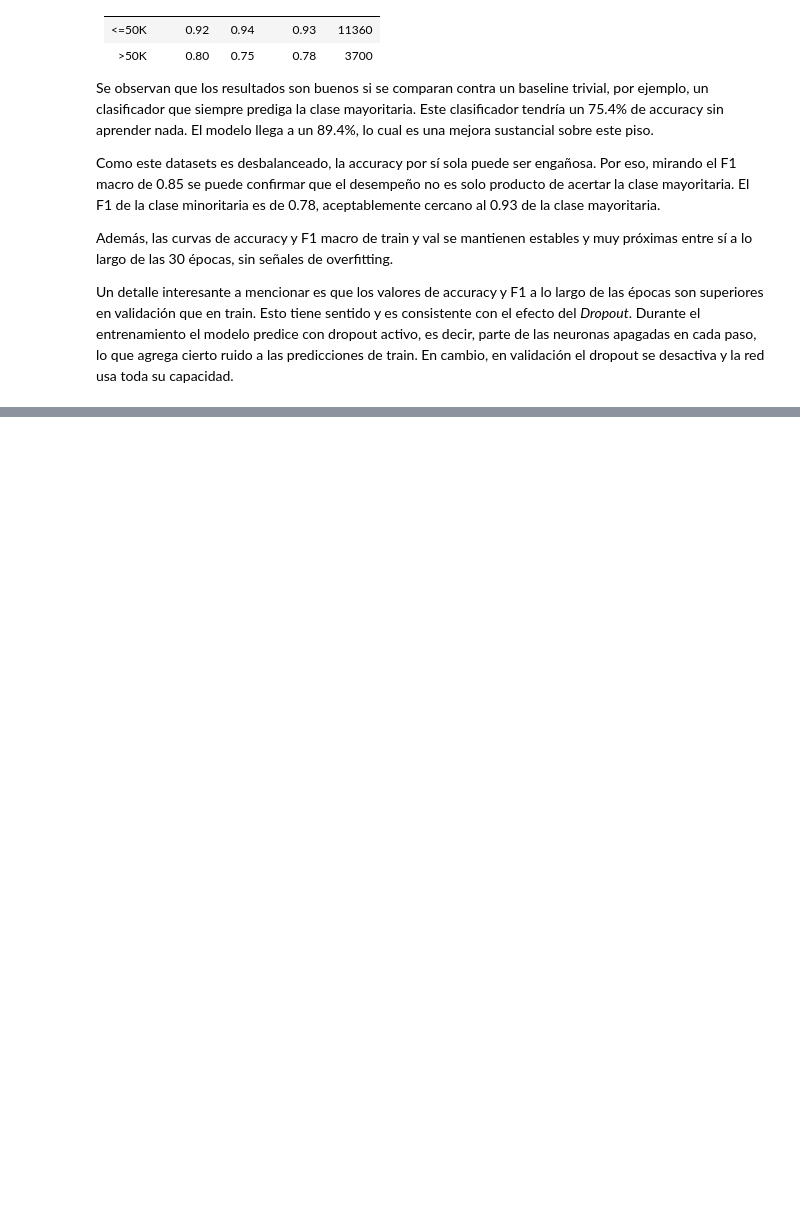
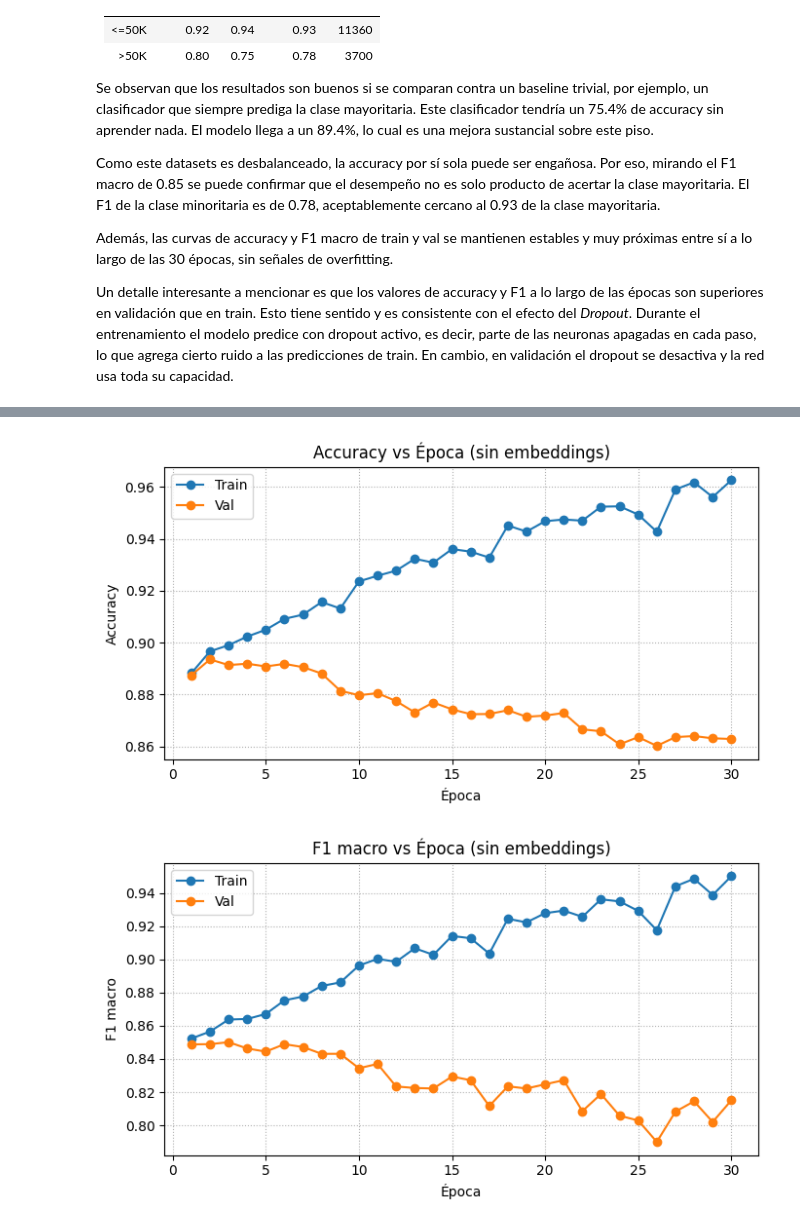
Before and after one commit to santiagoruizvt/AprendizajeProfundo-CEIA-RuizSantiago, a Jupyter notebook: TP2/RUIZ-SANTIAGO-TP2-Co25.ipynb, the cells around one changed output, grey strips where cells are left out. Drawn from its saved outputs; the diff is of its cells as text; code cells hidden in the pictures; blank space fills up the shorter version.

```diff
--- a/TP2/RUIZ-SANTIAGO-TP2-Co25.ipynb
+++ b/TP2/RUIZ-SANTIAGO-TP2-Co25.ipynb
@@ -552,0 +566,6 @@ Un detalle interesante a mencionar es que los valores de accuracy y F1 a lo larg
+# %%
+X_dense_train_c = np.hstack([X_num_train, X_edu_train, X_ohe_train_c])
+X_dense_val_c   = np.hstack([X_num_val, X_edu_val, X_ohe_val_c])
+
+print("Input total modelo c:", X_dense_train_c.shape[1])
+print("Input total modelo b (dense + embeddings):", n_dense + sum(emb_dims.values()))
@@ -552,0 +592,19 @@ Un detalle interesante a mencionar es que los valores de accuracy y F1 a lo larg
+# %%
+class MLPNoEmbeddings(nn.Module):
+    def __init__(self, input_dim, hidden_dims=(256, 128, 64)):
+        super().__init__()
+        layers = []
+        prev_dim = input_dim
+        for h in hidden_dims:
+            layers += [nn.Linear(prev_dim, h), nn.LeakyReLU()]  # sin Dropout
+            prev_dim = h
+        layers += [nn.Linear(prev_dim, 1)]
+        self.mlp = nn.Sequential(*layers)
+
+    def forward(self, x):
+        return self.mlp(x).squeeze(1)
+
+input_dim_c = X_dense_train_c.shape[1]
+model_c = MLPNoEmbeddings(input_dim_c, hidden_dims=(256, 128, 64)).to(device)
+criterion_c = nn.BCEWithLogitsLoss()
+optimizer_c = torch.optim.Adam(model_c.parameters(), lr=1e-3)
@@ -552,0 +674,23 @@ Un detalle interesante a mencionar es que los valores de accuracy y F1 a lo larg
+# %%
+plt.figure(figsize=(7,4))
+plt.plot(range(1, epochs+1), train_acc_hist_c, marker="o", label="Train")
+plt.plot(range(1, epochs+1), val_acc_hist_c, marker="o", label="Val")
+plt.xlabel("Época"); plt.ylabel("Accuracy")
+plt.title("Accuracy vs Época (sin embeddings)")
+plt.grid(True, linestyle=":")
+plt.legend()
+plt.tight_layout()
+plt.show()
+
+plt.figure(figsize=(7,4))
+plt.plot(range(1, epochs+1), train_f1_hist_c, marker="o", label="Train")
+plt.plot(range(1, epochs+1), val_f1_hist_c, marker="o", label="Val")
+plt.xlabel("Época"); plt.ylabel("F1 macro")
+plt.title("F1 macro vs Época (sin embeddings)")
+plt.grid(True, linestyle=":")
+plt.legend()
+plt.tight_layout()
+plt.show()
+# %% [output]
+[figure, added]
+[figure, added]
```
Also changed, not shown: parts of 11 cells of this notebook.
